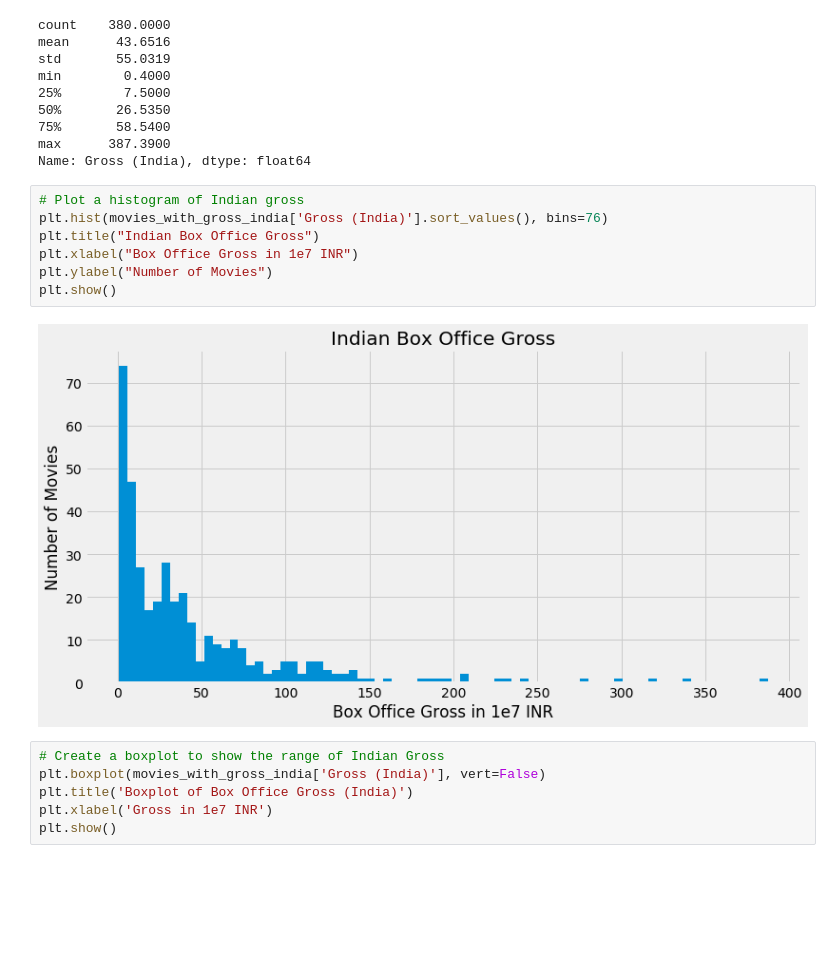
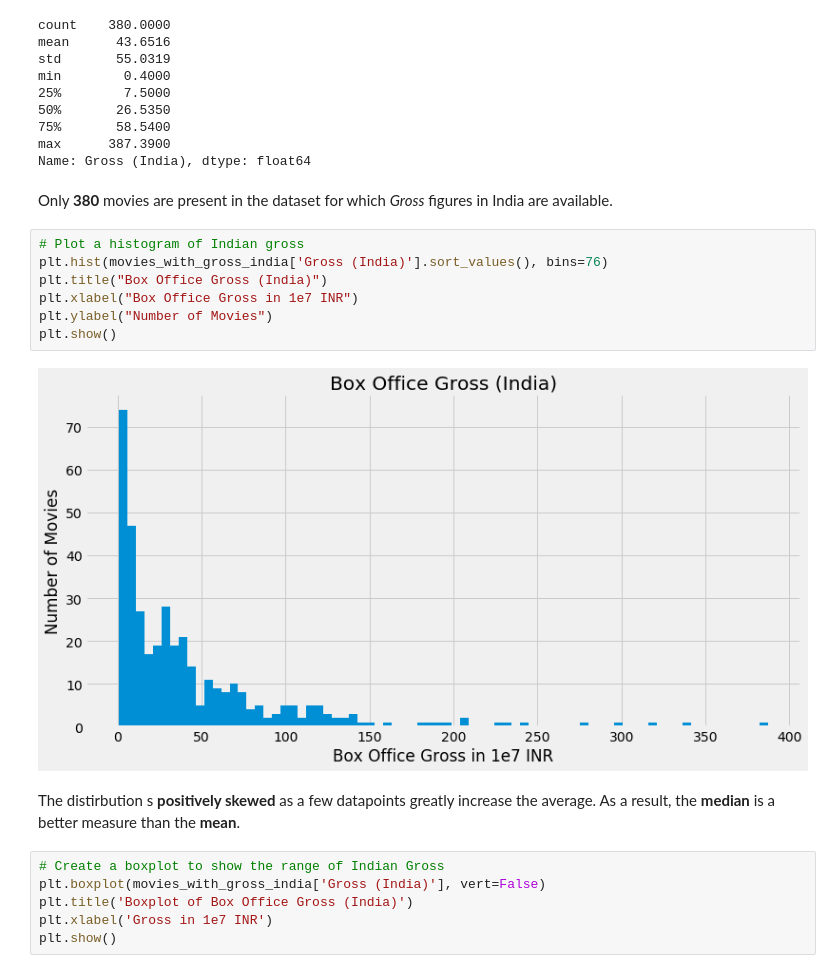
Before and after one commit to ramiz-rahman/data_analysis_of_indian_movies, a Jupyter notebook: A Statistical Analysis of Indian Movies .ipynb, the cells around one changed output. Cells and saved outputs as stored; diff of their text form; blank space fills up the shorter version.

```diff
--- a/A Statistical Analysis of Indian Movies .ipynb
+++ b/A Statistical Analysis of Indian Movies .ipynb
@@ -270,15 +315,19 @@ min        0.4000
 75%       58.5400
 max      387.3900
 Name: Gross (India), dtype: float64
+# %% [markdown]
+Only **380** movies are present in the dataset for which *Gross* figures in India are available.
 # %%
 # Plot a histogram of Indian gross
 plt.hist(movies_with_gross_india['Gross (India)'].sort_values(), bins=76)
-plt.title("Indian Box Office Gross")
+plt.title("Box Office Gross (India)")
 plt.xlabel("Box Office Gross in 1e7 INR")
 plt.ylabel("Number of Movies")
 plt.show()
 # %% [output]
-[figure, old version]
+[figure, new version]
+# %% [markdown]
+The distirbution s **positively skewed** as a few datapoints greatly increase the average. As a result, the **median** is a better measure than the **mean**.
 # %%
 # Create a boxplot to show the range of Indian Gross
 plt.boxplot(movies_with_gross_india['Gross (India)'], vert=False)
```
Also changed, not shown: parts of 94 cells of this notebook.
